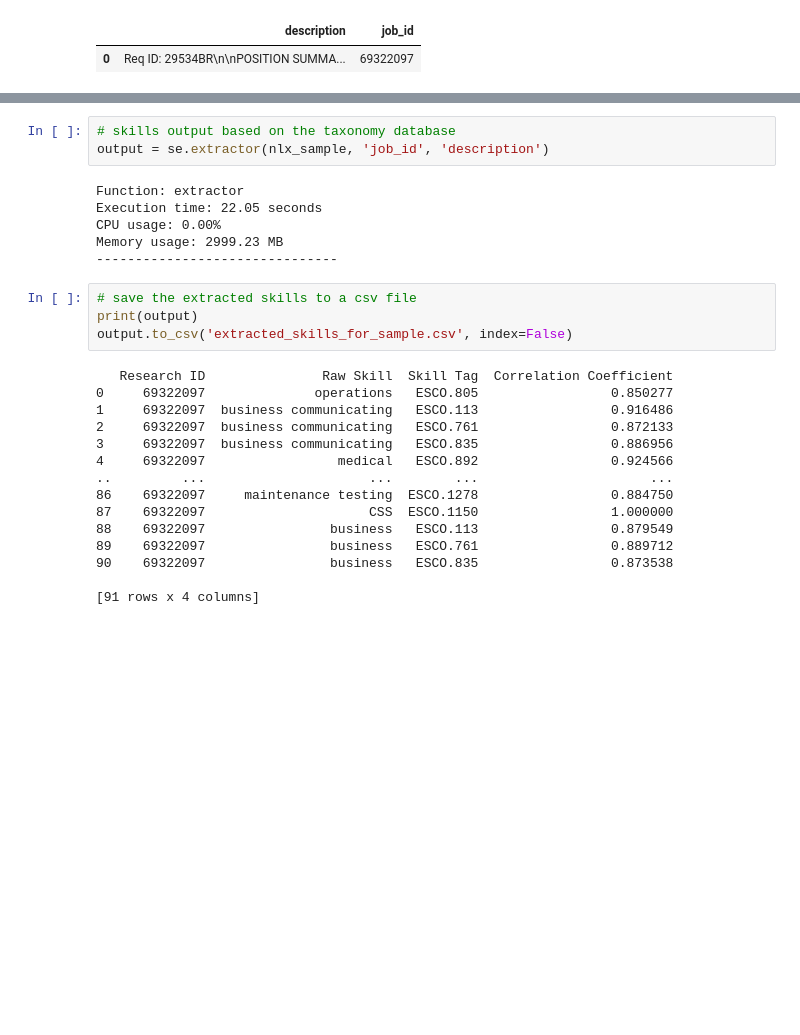
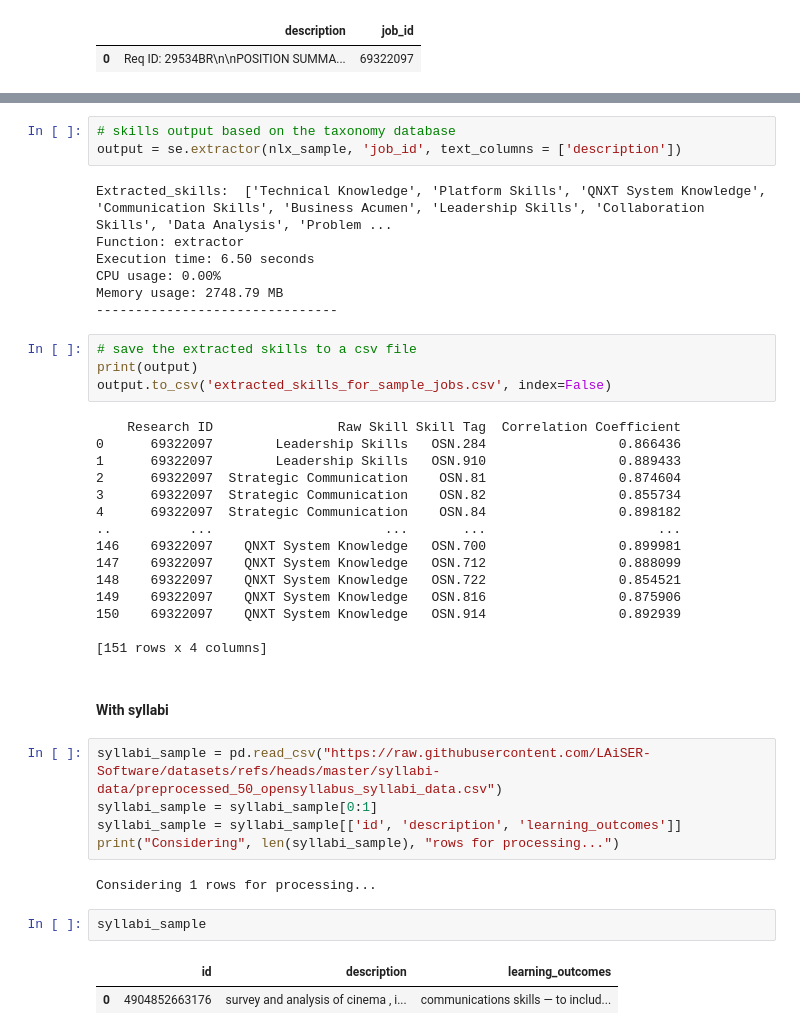
Before and after one commit to LAiSER-Software/extract-module, a Jupyter notebook: notebooks/Extract Function Colab Execution.ipynb, the cells around one changed output, grey strips where cells are left out. Drawn from its saved outputs; the diff is of its cells as text; blank space fills up the shorter version.

Commit message:
Add skills extraction functionality for syllabi

```diff
--- a/notebooks/Extract Function Colab Execution.ipynb
+++ b/notebooks/Extract Function Colab Execution.ipynb
@@ -486,28 +526,43 @@ loading token_matcher ...
 # %%
 # skills output based on the taxonomy database
-output = se.extractor(nlx_sample, 'job_id', 'description')
+output = se.extractor(nlx_sample, 'job_id', text_columns = ['description'])
 # %% [output]
+Extracted_skills:  ['Technical Knowledge', 'Platform Skills', 'QNXT System Knowledge', 'Communication Skills', 'Business Acumen', 'Leadership Skills', 'Collaboration Skills', 'Data Analysis', 'Problem ...
 Function: extractor
-Execution time: 22.05 seconds
+Execution time: 6.50 seconds
 CPU usage: 0.00%
-Memory usage: 2999.23 MB
+Memory usage: 2748.79 MB
 -------------------------------
 # %%
 # save the extracted skills to a csv file
 print(output)
-output.to_csv('extracted_skills_for_sample.csv', index=False)
+output.to_csv('extracted_skills_for_sample_jobs.csv', index=False)
 # %% [output]
-   Research ID               Raw Skill  Skill Tag  Correlation Coefficient
-0     69322097              operations   ESCO.805                 0.850277
-1     69322097  business communicating   ESCO.113                 0.916486
-2     69322097  business communicating   ESCO.761                 0.872133
-3     69322097  business communicating   ESCO.835                 0.886956
-4     69322097                 medical   ESCO.892                 0.924566
-..         ...                     ...        ...                      ...
-86    69322097     maintenance testing  ESCO.1278                 0.884750
-87    69322097                     CSS  ESCO.1150                 1.000000
-88    69322097                business   ESCO.113                 0.879549
-89    69322097                business   ESCO.761                 0.889712
-90    69322097                business   ESCO.835                 0.873538
+    Research ID                Raw Skill Skill Tag  Correlation Coefficient
+0      69322097        Leadership Skills   OSN.284                 0.866436
+1      69322097        Leadership Skills   OSN.910                 0.889433
+2      69322097  Strategic Communication    OSN.81                 0.874604
+3      69322097  Strategic Communication    OSN.82                 0.855734
+4      69322097  Strategic Communication    OSN.84                 0.898182
+..          ...                      ...       ...                      ...
+146    69322097    QNXT System Knowledge   OSN.700                 0.899981
+147    69322097    QNXT System Knowledge   OSN.712                 0.888099
+148    69322097    QNXT System Knowledge   OSN.722                 0.854521
+149    69322097    QNXT System Knowledge   OSN.816                 0.875906
+150    69322097    QNXT System Knowledge   OSN.914                 0.892939
 
-[91 rows x 4 columns]
+[151 rows x 4 columns]
+# %% [markdown]
+#### With syllabi
+# %%
+syllabi_sample = pd.read_csv("https://raw.githubusercontent.com/LAiSER-Software/datasets/refs/heads/master/syllabi-data/preprocessed_50_opensyllabus_syllabi_data.csv")
+syllabi_sample = syllabi_sample[0:1]
+syllabi_sample = syllabi_sample[['id', 'description', 'learning_outcomes']]
+print("Considering", len(syllabi_sample), "rows for processing...")
+# %% [output]
+Considering 1 rows for processing...
+# %%
+syllabi_sample
+# %% [output]
+|  | id | description | learning_outcomes |
+| 0 | 4904852663176 | survey and analysis of cinema , i... | communications skills — to includ... |
```
Also changed, not shown: parts of 12 cells of this notebook.
